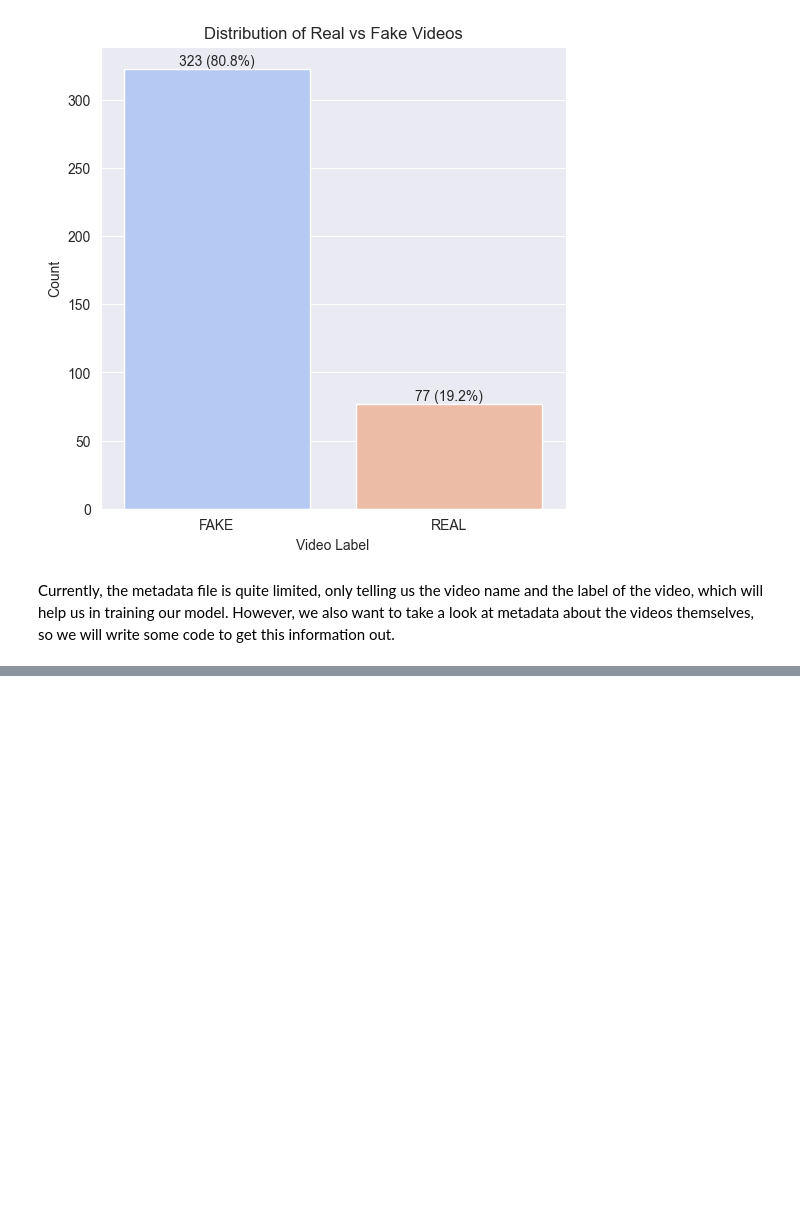
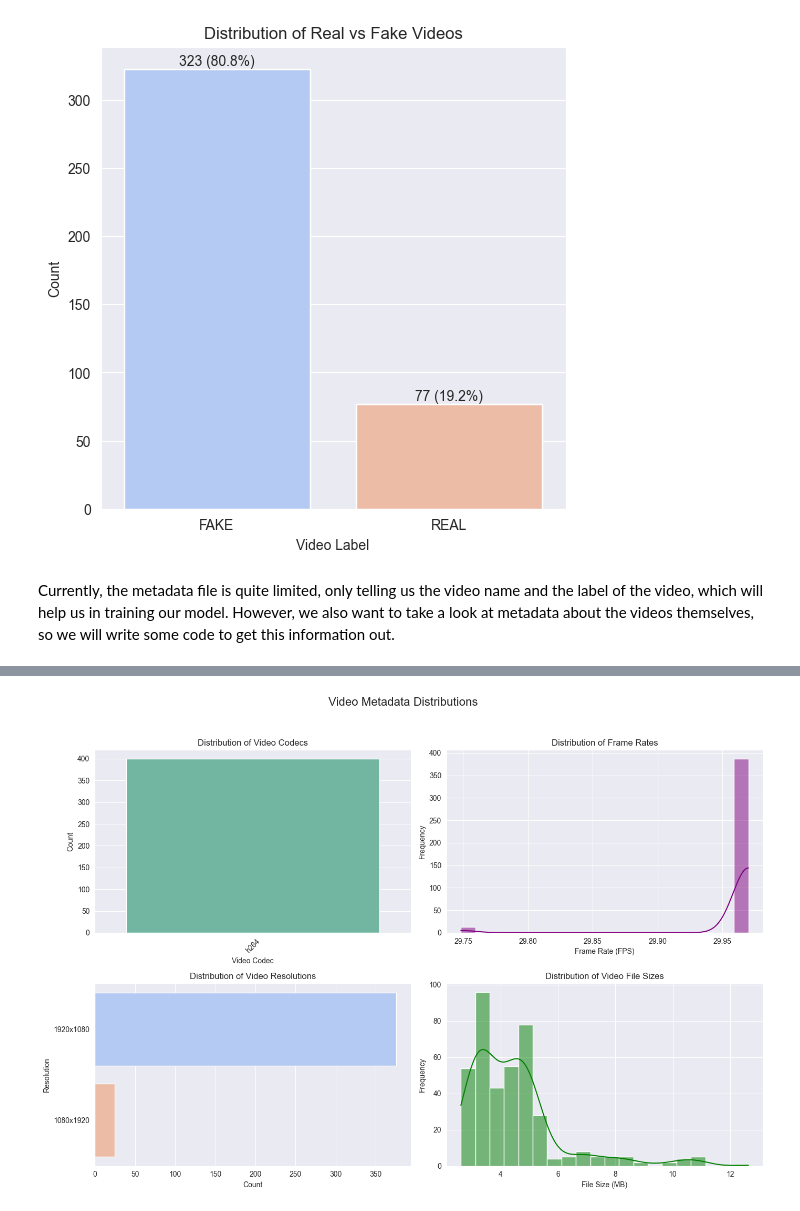
Before and after one commit to wilsonwid/dsa4266-project, a Jupyter notebook: src/jh-eda.ipynb, the cells around one changed output, grey strips where cells are left out. Drawn from its saved outputs; the diff is of its cells as text; code cells hidden in the pictures; blank space fills up the shorter version.

Commit message:
extract and visualize additional metadata

```diff
--- a/src/jh-eda.ipynb
+++ b/src/jh-eda.ipynb
@@ -85,0 +132,4 @@ Currently, the metadata file is quite limited, only telling us the video name an
+# %%
+train_video_path = '../data/train_sample_videos'
+train_metadata_df = get_all_videos_metadata(train_metadata_df, train_video_path)
+train_metadata_df
@@ -85,0 +200,4 @@ Currently, the metadata file is quite limited, only telling us the video name an
+# %%
+plot_combined_video_metadata(train_metadata_df)
+# %% [output]
+[figure, added]
```
Also changed, not shown: parts of 4 cells of this notebook, 2 other files.
